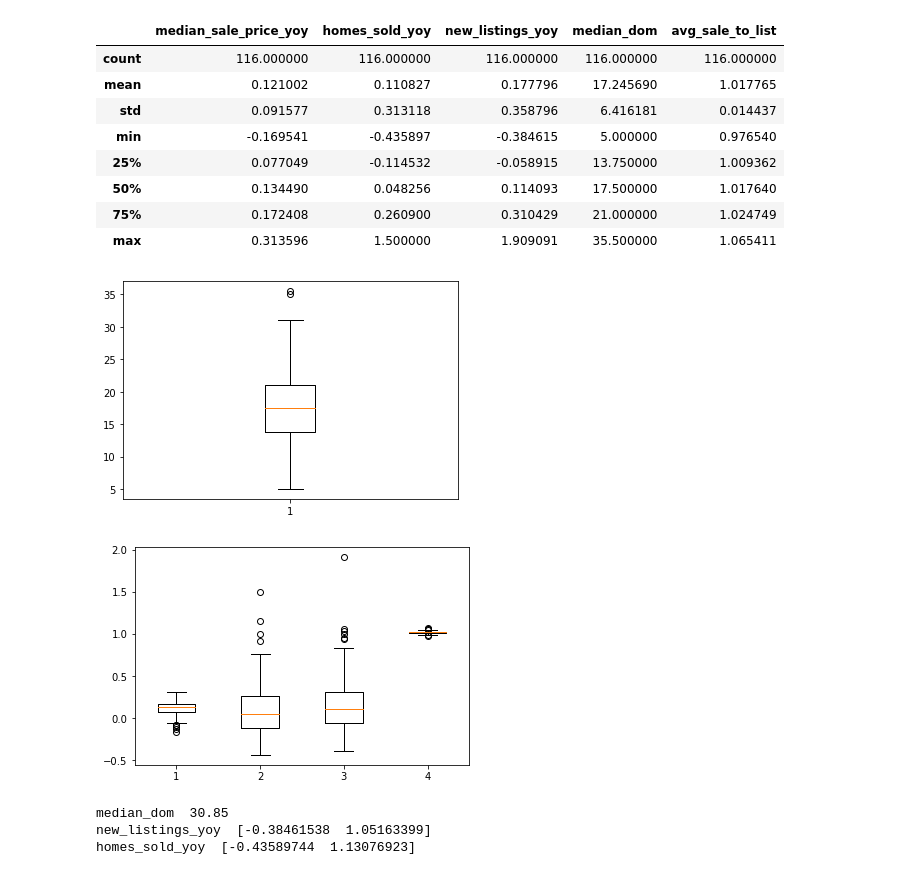
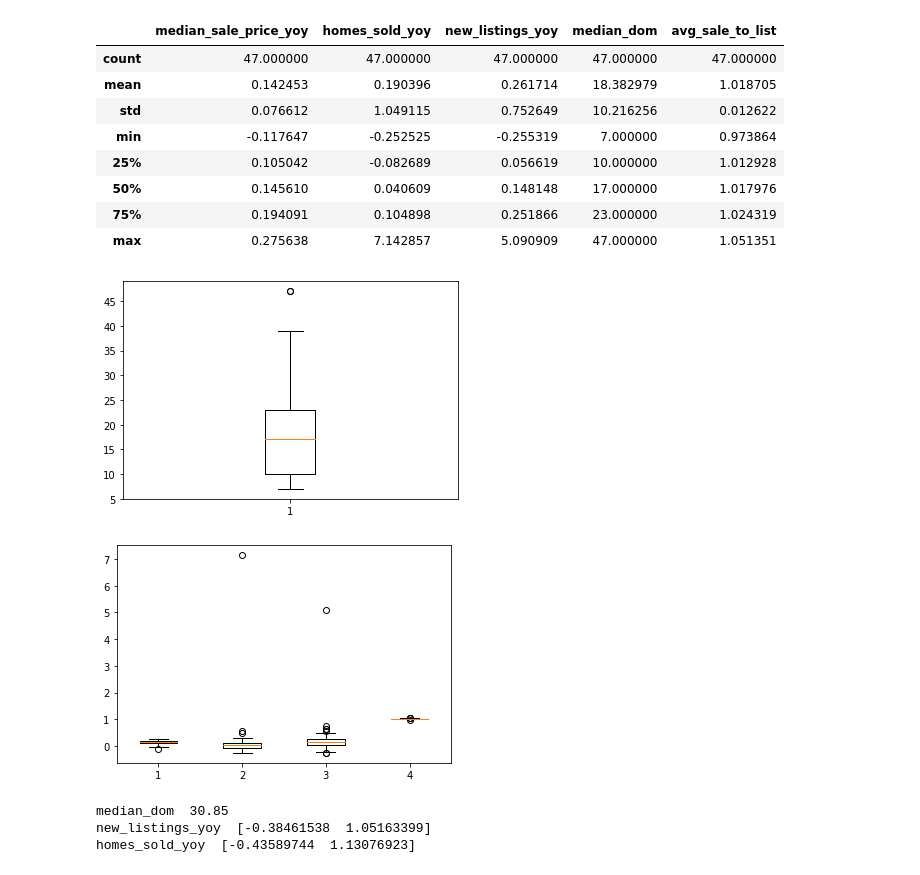
Before and after one commit to lrhf97/real_estate_neighborhood, a Jupyter notebook: real_estate_neighborhoods.ipynb, the cells around one changed output. Saved outputs shown, nothing was run; the diff lists cells and outputs as text; code cells hidden in the pictures.

Commit message:
Added county and zip dfs

```diff
--- a/real_estate_neighborhoods.ipynb
+++ b/real_estate_neighborhoods.ipynb
@@ -10,5 +10,7 @@ import scipy.cluster.hierarchy as hc
 from sklearn.cluster import AgglomerativeClustering
 # %%
 #read in raw data (replace ... with your own file directory where the data was saved)
-df_VA = pd.read_csv('df_VA_csv.csv')
+df_VAN = pd.read_csv('df_VA_full.csv')
+df_VAC = pd.read_csv('df_county.csv')
+df_VAZ = pd.read_csv('df_VA_zipcode.csv')
 # %%
@@ -42,8 +44,14 @@ fields=[
 'avg_sale_to_list',
 ]
 
-df=df_VA[fields].set_index('region')
-df.head()
+df=df_VAN[fields].set_index('region')
+dfc=df_VAC[fields].set_index('region')
+dfz=df_VAZ[fields].set_index('region')
+
+
+# df.head()
+dfc.head()
+#dfz.head())
 # %% [output]
 |  | median_sale_price_yoy | homes_sold_yoy | new_listings_yoy | median_dom | avg_sale_to_list |
 | region |  |  |  |  |  |
@@ -55,27 +63,27 @@ df.head()
 # %%
-df.describe()
+dfc.describe()
 # %% [output]
 |  | median_sale_price_yoy | homes_sold_yoy | new_listings_yoy | median_dom | avg_sale_to_list |
-| count | 116.000000 | 116.000000 | 116.000000 | 116.000000 | 116.000000 |
-| mean | 0.121002 | 0.110827 | 0.177796 | 17.245690 | 1.017765 |
-| std | 0.091577 | 0.313118 | 0.358796 | 6.416181 | 0.014437 |
-| min | -0.169541 | -0.435897 | -0.384615 | 5.000000 | 0.976540 |
-| 25% | 0.077049 | -0.114532 | -0.058915 | 13.750000 | 1.009362 |
-| 50% | 0.134490 | 0.048256 | 0.114093 | 17.500000 | 1.017640 |
-| 75% | 0.172408 | 0.260900 | 0.310429 | 21.000000 | 1.024749 |
-| max | 0.313596 | 1.500000 | 1.909091 | 35.500000 | 1.065411 |
+| count | 47.000000 | 47.000000 | 47.000000 | 47.000000 | 47.000000 |
+| mean | 0.142453 | 0.190396 | 0.261714 | 18.382979 | 1.018705 |
+| std | 0.076612 | 1.049115 | 0.752649 | 10.216256 | 0.012622 |
+| min | -0.117647 | -0.252525 | -0.255319 | 7.000000 | 0.973864 |
+| 25% | 0.105042 | -0.082689 | 0.056619 | 10.000000 | 1.012928 |
+| 50% | 0.145610 | 0.040609 | 0.148148 | 17.000000 | 1.017976 |
+| 75% | 0.194091 | 0.104898 | 0.251866 | 23.000000 | 1.024319 |
+| max | 0.275638 | 7.142857 | 5.090909 | 47.000000 | 1.051351 |
 # %%
 fig, ax = plt.subplots()
-ax.boxplot(df['median_dom'])
+ax.boxplot(dfc['median_dom'])
 plt.show()
 # %% [output]
-[figure, old version]
+[figure, new version]
 # %%
 fig, ax = plt.subplots()
-ax.boxplot(df[['median_sale_price_yoy','homes_sold_yoy','new_listings_yoy', 'avg_sale_to_list']])
+ax.boxplot(dfc[['median_sale_price_yoy','homes_sold_yoy','new_listings_yoy', 'avg_sale_to_list']])
 plt.show()
 # %% [output]
-[figure, old version]
+[figure, new version]
 # %%
 percentiles = df['median_dom'].quantile([0.00,0.98]).values
 print('median_dom ',percentiles[1])
```
Also changed, not shown: parts of 2 cells of this notebook, 3 other files.
